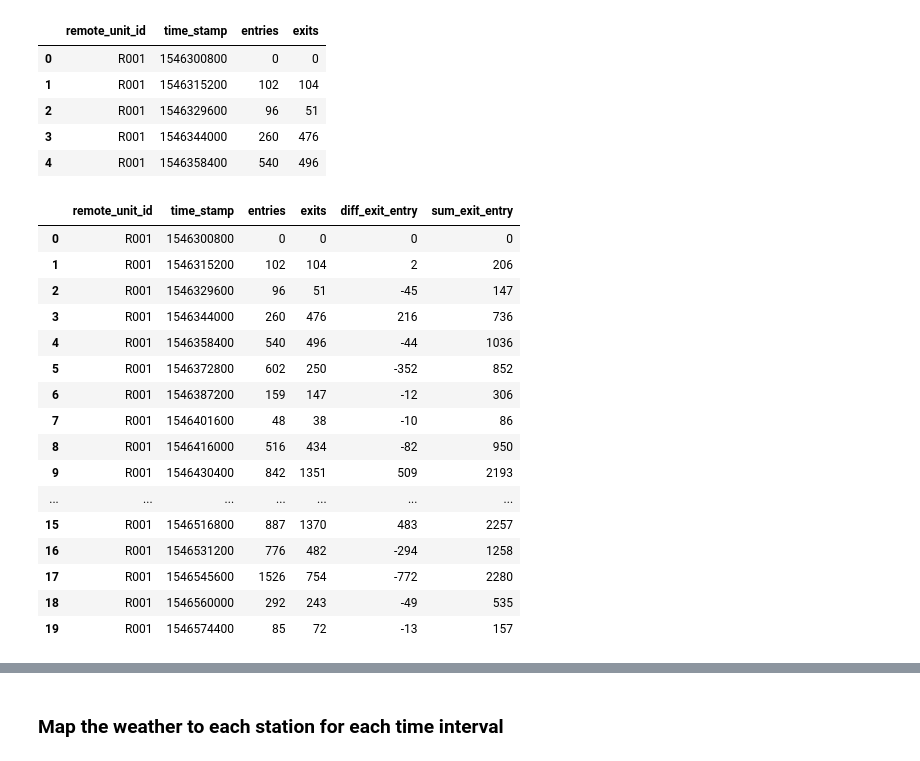
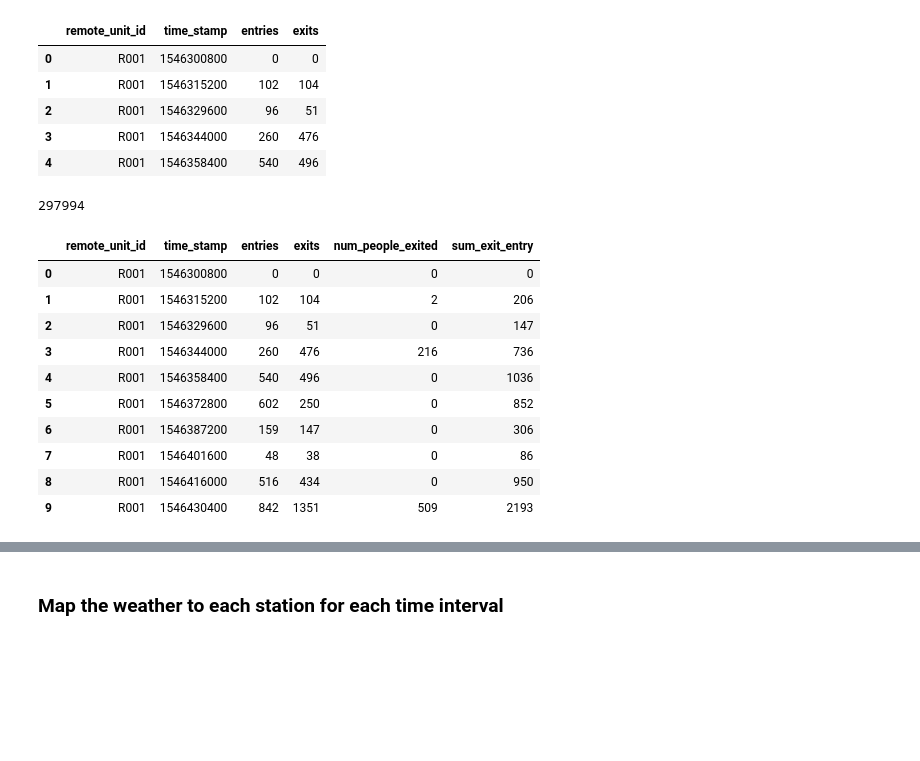
Before and after one commit to Fei117117/NYSeeNow, a Jupyter notebook: NYSeeNow-ML/SubwayData/ml_subway.ipynb, the cells around one changed output, grey strips where cells are left out. Drawn from its saved outputs; the diff is of its cells as text; code cells hidden in the pictures; blank space fills up the shorter version.

```diff
--- a/NYSeeNow-ML/SubwayData/ml_subway.ipynb
+++ b/NYSeeNow-ML/SubwayData/ml_subway.ipynb
@@ -37,28 +37,29 @@ grouped_turnstile_data.head()
 | 2 | R001 | 1546329600 | 96 | 51 |
 | 3 | R001 | 1546344000 | 260 | 476 |
 | 4 | R001 | 1546358400 | 540 | 496 |
+# %%
+len(grouped_turnstile_data)
+# %% [output]
+297994
 # %%
 #add two new columns, one for difference between exits and entries as a proxy for surplus people in that area
 #the other for the addition of exits and entries as a proxy for busyness in that area by volume
-grouped_turnstile_data['diff_exit_entry']=grouped_turnstile_data['exits']-grouped_turnstile_data['entries']
+grouped_turnstile_data['num_people_exited']=grouped_turnstile_data['exits']-grouped_turnstile_data['entries']
+#remove negative values and set to zero
+grouped_turnstile_data['num_people_exited']=grouped_turnstile_data['num_people_exited'].apply(lambda x: 0 if x<0 else x)
+
 grouped_turnstile_data['sum_exit_entry']=grouped_turnstile_data['exits']+grouped_turnstile_data['entries']
 
-grouped_turnstile_data.head(20)
+grouped_turnstile_data.head(10)
 # %% [output]
-|  | remote_unit_id | time_stamp | entries | exits | diff_exit_entry | sum_exit_entry |
+|  | remote_unit_id | time_stamp | entries | exits | num_people_exited | sum_exit_entry |
 | 0 | R001 | 1546300800 | 0 | 0 | 0 | 0 |
 | 1 | R001 | 1546315200 | 102 | 104 | 2 | 206 |
-| 2 | R001 | 1546329600 | 96 | 51 | -45 | 147 |
+| 2 | R001 | 1546329600 | 96 | 51 | 0 | 147 |
 | 3 | R001 | 1546344000 | 260 | 476 | 216 | 736 |
-| 4 | R001 | 1546358400 | 540 | 496 | -44 | 1036 |
-| 5 | R001 | 1546372800 | 602 | 250 | -352 | 852 |
-| 6 | R001 | 1546387200 | 159 | 147 | -12 | 306 |
-| 7 | R001 | 1546401600 | 48 | 38 | -10 | 86 |
-| 8 | R001 | 1546416000 | 516 | 434 | -82 | 950 |
+| 4 | R001 | 1546358400 | 540 | 496 | 0 | 1036 |
+| 5 | R001 | 1546372800 | 602 | 250 | 0 | 852 |
+| 6 | R001 | 1546387200 | 159 | 147 | 0 | 306 |
+| 7 | R001 | 1546401600 | 48 | 38 | 0 | 86 |
+| 8 | R001 | 1546416000 | 516 | 434 | 0 | 950 |
 | 9 | R001 | 1546430400 | 842 | 1351 | 509 | 2193 |
-| ... | ... | ... | ... | ... | ... | ... |
-| 15 | R001 | 1546516800 | 887 | 1370 | 483 | 2257 |
-| 16 | R001 | 1546531200 | 776 | 482 | -294 | 1258 |
-| 17 | R001 | 1546545600 | 1526 | 754 | -772 | 2280 |
-| 18 | R001 | 1546560000 | 292 | 243 | -49 | 535 |
-| 19 | R001 | 1546574400 | 85 | 72 | -13 | 157 |
```
Also changed, not shown: parts of 5 cells of this notebook.
